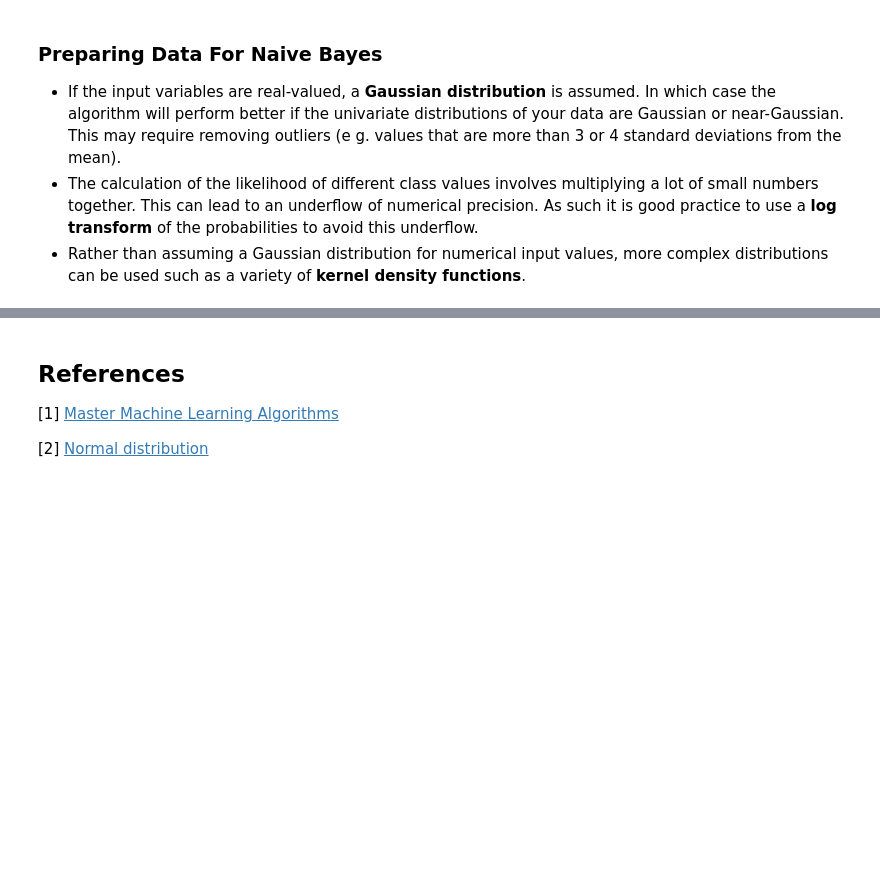
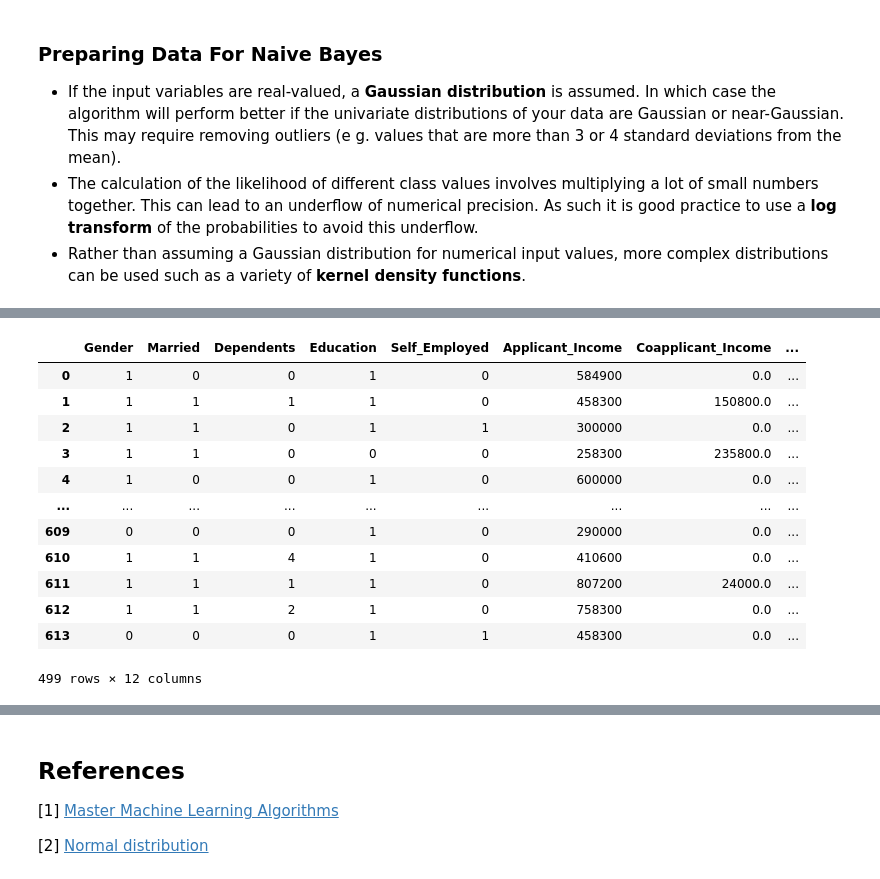
Before and after one commit to muscak/Master-Machine-Learning-Algorithms, a Jupyter notebook: Nonlinear-Algorithms/Gaussian-Naive-Bayes/Gaussian_Naive_Bayes.ipynb, the cells around one changed output, grey strips where cells are left out. Drawn from its saved outputs; the diff is of its cells as text; code cells hidden in the pictures; blank space fills up the shorter version.

```diff
--- a/Nonlinear-Algorithms/Gaussian-Naive-Bayes/Gaussian_Naive_Bayes.ipynb
+++ b/Nonlinear-Algorithms/Gaussian-Naive-Bayes/Gaussian_Naive_Bayes.ipynb
@@ -263,0 +325,23 @@ memory usage: 57.7+ KB
+# %%
+# Mapping string values to numeric values
+df.replace({'Gender': {'Male':1, 'Female':0},
+            'Married': {'Yes':1, 'No':0},
+            'Education': {'Graduate':1, 'Not Graduate': 0},
+           'Self_Employed': {'Yes':1, 'No':0},
+           'Area': {'Semiurban':0, 'Urban': 1, 'Rural':2},
+           'Status': {'Y':1, 'N':1},
+           'Dependents': {'0':0, '1':1, '2':2, '3':3, '3+':4}})
+# %% [output]
+|  | Gender | Married | Dependents | Education | Self_Employed | Applicant_Income | Coapplicant_Income | ... |
+| 0 | 1 | 0 | 0 | 1 | 0 | 584900 | 0.0 | ... |
+| 1 | 1 | 1 | 1 | 1 | 0 | 458300 | 150800.0 | ... |
+| 2 | 1 | 1 | 0 | 1 | 1 | 300000 | 0.0 | ... |
+| 3 | 1 | 1 | 0 | 0 | 0 | 258300 | 235800.0 | ... |
+| 4 | 1 | 0 | 0 | 1 | 0 | 600000 | 0.0 | ... |
+| ... | ... | ... | ... | ... | ... | ... | ... | ... |
+| 609 | 0 | 0 | 0 | 1 | 0 | 290000 | 0.0 | ... |
+| 610 | 1 | 1 | 4 | 1 | 0 | 410600 | 0.0 | ... |
+| 611 | 1 | 1 | 1 | 1 | 0 | 807200 | 24000.0 | ... |
+| 612 | 1 | 1 | 2 | 1 | 0 | 758300 | 0.0 | ... |
+| 613 | 0 | 0 | 0 | 1 | 1 | 458300 | 0.0 | ... |
+499 rows × 12 columns
```
Also changed, not shown: parts of 15 cells of this notebook.
